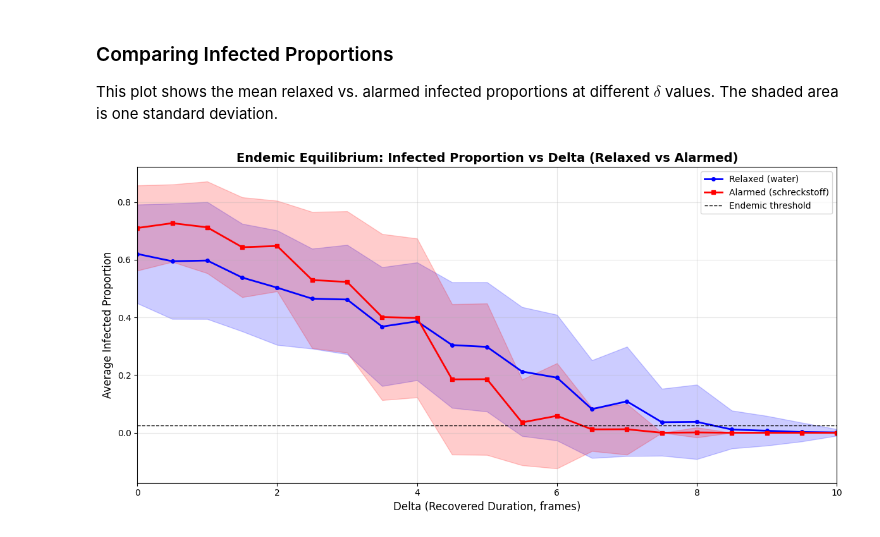
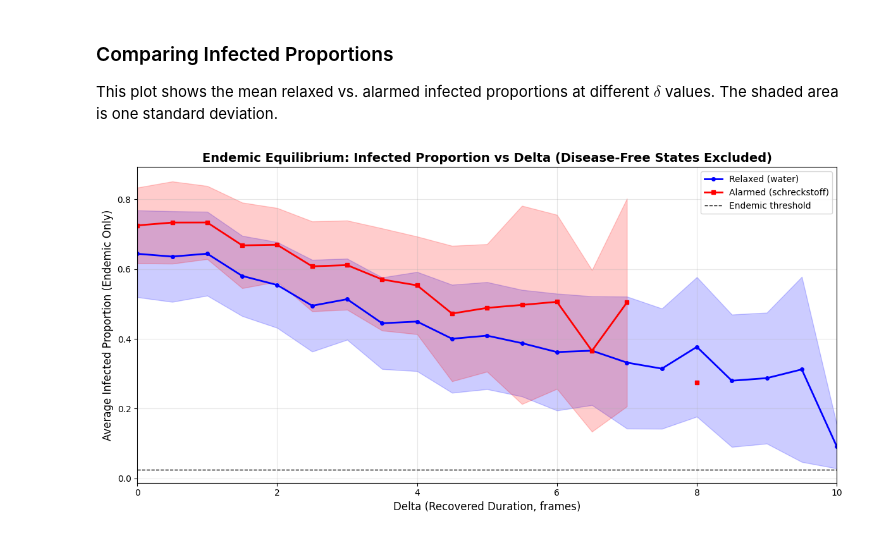
Before and after one commit to byarbrough/scaredfish, a Jupyter notebook: threshold_analysis.ipynb, the cells around one changed output. Drawn from its saved outputs; the diff is of its cells as text; code cells hidden in the pictures.

```diff
--- a/threshold_analysis.ipynb
+++ b/threshold_analysis.ipynb
@@ -862,12 +862,49 @@ This plot shows the mean relaxed vs. alarmed infected proportions at different $
 The shaded area is one standard deviation.
 # %%
 # Comparison: Infected proportion for Relaxed vs Alarmed states
+# Filter out disease-free states (I < 1/40) before calculating means
+
+# Calculate filtered means for RELAXED state (only endemic equilibria)
+filtered_stats_relaxed = []
+for delta in delta_values:
+    delta_data = detailed[detailed["delta"] == delta]
+    endemic_data = delta_data[delta_data["I_proportion"] >= ENDEMIC_THRESHOLD]
+
+    if len(endemic_data) > 0:
+        mean_i = endemic_data["I_proportion"].mean()
+        std_i = endemic_data["I_proportion"].std()
+    else:
+        mean_i = np.nan
+        std_i = np.nan
+
+    filtered_stats_relaxed.append({"delta": delta, "mean": mean_i, "std": std_i})
+
+filtered_relaxed_df = pd.DataFrame(filtered_stats_relaxed)
+
+# Calculate filtered means for ALARMED state (only endemic equilibria)
+filtered_stats_alarmed = []
+for delta in delta_values:
+    delta_data = detailed_alarmed[detailed_alarmed["delta"] == delta]
+    endemic_data = delta_data[delta_data["I_proportion"] >= ENDEMIC_THRESHOLD]
+
+    if len(endemic_data) > 0:
+        mean_i = endemic_data["I_proportion"].mean()
+        std_i = endemic_data["I_proportion"].std()
+    else:
+        mean_i = np.nan
+        std_i = np.nan
+
+    filtered_stats_alarmed.append({"delta": delta, "mean": mean_i, "std": std_i})
+
+filtered_alarmed_df = pd.DataFrame(filtered_stats_alarmed)
+
+# Plot
 plt.figure(figsize=(12, 6))
 
 # Relaxed state (water control - loose formation)
 plt.plot(
-    delta_values,
-    i_mean_relaxed,
+    filtered_relaxed_df["delta"],
+    filtered_relaxed_df["mean"],
     "b-",
     linewidth=2,
     marker="o",
@@ -875,52 +912,52 @@ plt.plot(
     label="Relaxed (water)",
 )
 plt.fill_between(
-    delta_values,
-    i_mean_relaxed - i_std_relaxed,
-    i_mean_relaxed + i_std_relaxed,
+    filtered_relaxed_df["delta"],
+    filtered_relaxed_df["mean"] - filtered_relaxed_df["std"],
+    filtered_relaxed_df["mean"] + filtered_relaxed_df["std"],
     color="blue",
     alpha=0.2,
 )
 
 # Alarmed state (schreckstoff - tight formation)
 plt.plot(
-    delta_values,
-    i_mean_alarmed,
+    filtered_alarmed_df["delta"],
+    filtered_alarmed_df["mean"],
     "r-",
     linewidth=2,
     marker="s",
     markersize=4,
     label="Alarmed (schreckstoff)",
 )
 plt.fill_between(
-    delta_values,
-    i_mean_alarmed - i_std_alarmed,
-    i_mean_alarmed + i_std_alarmed,
+    filtered_alarmed_df["delta"],
+    filtered_alarmed_df["mean"] - filtered_alarmed_df["std"],
+    filtered_alarmed_df["mean"] + filtered_alarmed_df["std"],
     color="red",
     alpha=0.2,
 )
 
 # Add horizontal line at endemic threshold (more than 1 fish infected out of 40)
 plt.axhline(
     y=ENDEMIC_THRESHOLD,
     color="k",
     linestyle="--",
     linewidth=1,
     label="Endemic threshold",
 )
 
 plt.xlabel("Delta (Recovered Duration, frames)", fontsize=12)
-plt.ylabel("Average Infected Proportion", fontsize=12)
+plt.ylabel("Average Infected Proportion (Endemic Only)", fontsize=12)
 plt.title(
-    "Endemic Equilibrium: Infected Proportion vs Delta (Relaxed vs Alarmed)",
+    "Endemic Equilibrium: Infected Proportion vs Delta (Disease-Free States Excluded)",
     fontsize=14,
     fontweight="bold",
 )
 plt.legend(fontsize=10)
 plt.grid(True, alpha=0.3)
 plt.xlim(delta_values[0], delta_values[-1])
 
 plt.tight_layout()
 plt.show()
 # %% [output]
-[figure, old version]
+[figure, new version]
```
Also changed, not shown: parts of 1 cell of this notebook, 6 other files.
